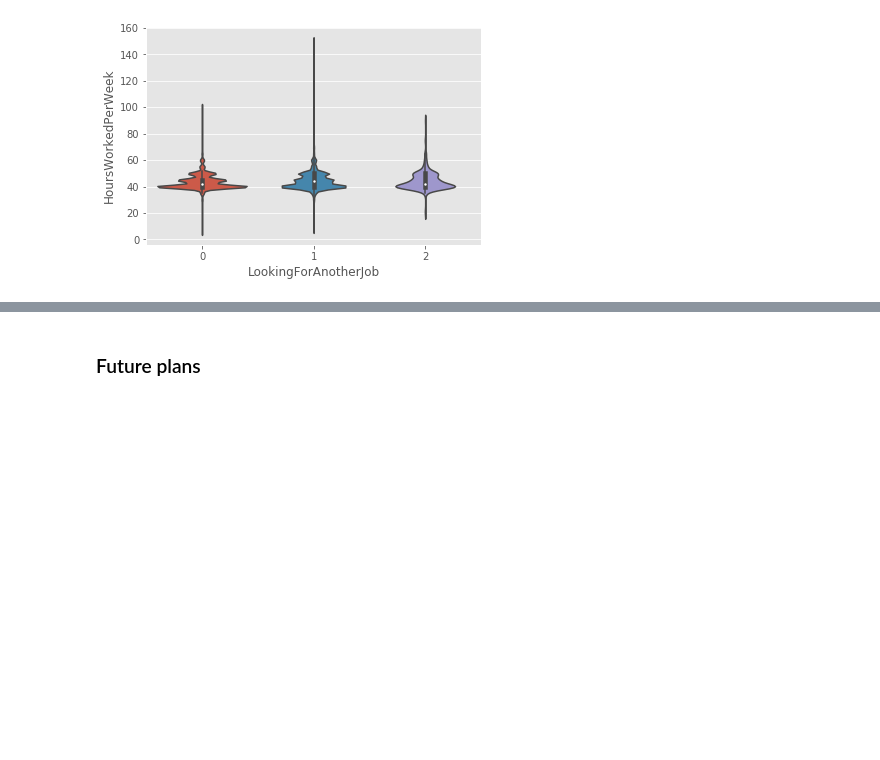
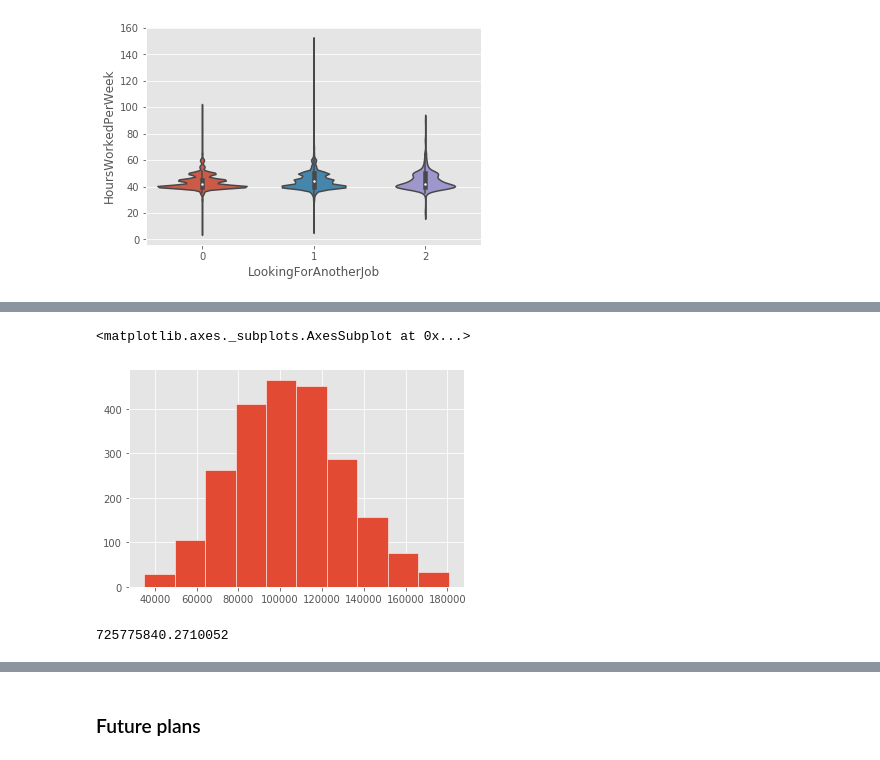
Before and after one commit to unit-00/data-professionals, a Jupyter notebook: cap1.ipynb, the cells around one changed output, grey strips where cells are left out. Saved outputs shown, nothing was run; the diff lists cells and outputs as text; code cells hidden in the pictures; blank space fills up the shorter version.

```diff
--- a/cap1.ipynb
+++ b/cap1.ipynb
@@ -540,0 +620,27 @@ sns.violinplot(x='LookingForAnotherJob', y='HoursWorkedPerWeek', data=X)
+# %%
+nl_q1 = not_looking['SalaryUSD'].quantile(.25)
+nl_q3 = not_looking['SalaryUSD'].quantile(.75)
+nl_iqr = nl_q3 - nl_q1
+
+nl_mask = ((not_looking['SalaryUSD'] <= nl_q3 + (1.5 * nl_iqr)) & (not_looking['SalaryUSD'] >= nl_q1 - (1.5 * nl_iqr)))
+
+pl_q1 = passively_looking['SalaryUSD'].quantile(.25)
+pl_q3 = passively_looking['SalaryUSD'].quantile(.75)
+pl_iqr = pl_q3 - pl_q1
+
+pl_mask = ((passively_looking['SalaryUSD'] <= pl_q3 + (1.5 * pl_iqr)) & (passively_looking['SalaryUSD'] >= pl_q1 - (1.5 * pl_iqr)))
+
+al_q1 = actively_looking['SalaryUSD'].quantile(.25)
+al_q3 = actively_looking['SalaryUSD'].quantile(.75)
+al_iqr = al_q3 - al_q1
+
+al_mask = ((actively_looking['SalaryUSD'] <= al_q3 + (1.5 * al_iqr)) & (actively_looking['SalaryUSD'] >= al_q1 - (1.5 * al_iqr)))
+# %%
+not_looking.loc[nl_mask, 'SalaryUSD'].hist(edgecolor='white')
+# %% [output]
+<matplotlib.axes._subplots.AxesSubplot at 0x...>
+[figure, added]
+# %%
+not_looking.loc[nl_mask, 'SalaryUSD'].var()
+# %% [output]
+725775840.2710052
```
Also changed, not shown: parts of 46 cells of this notebook.
